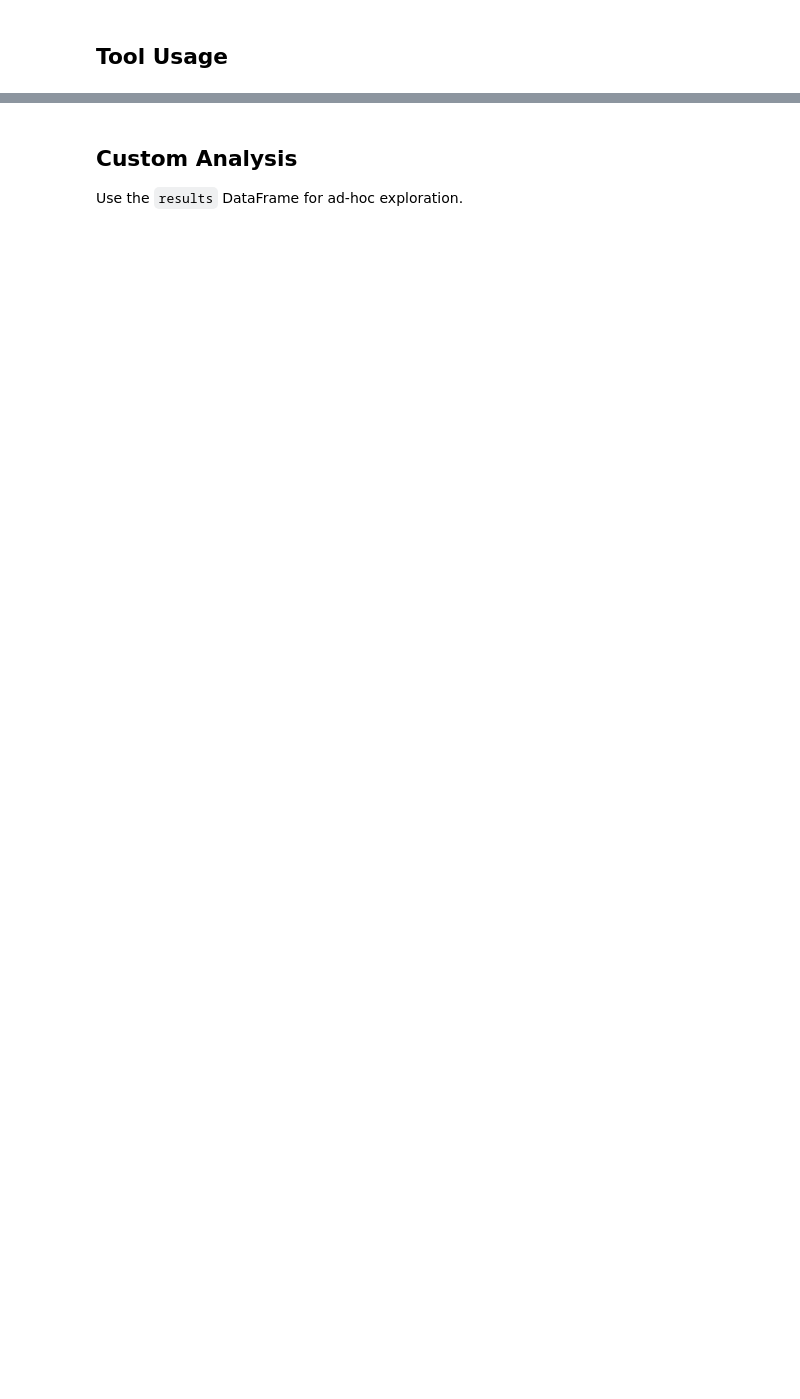
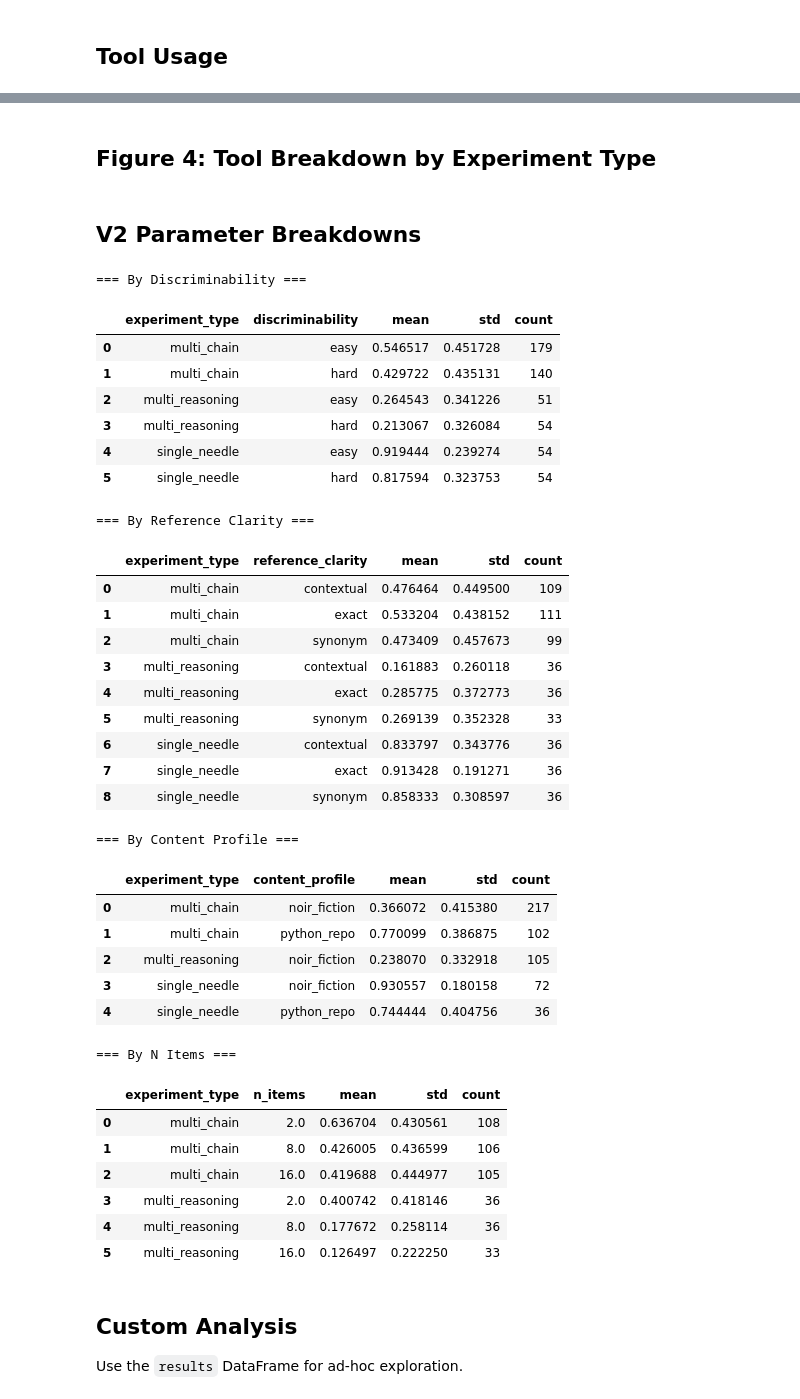
Before and after one commit to mehrabmodi1/agentic-retrieval, a Jupyter notebook: notebooks/analysis_template.ipynb, the cells around one changed output, grey strips where cells are left out. Drawn from its saved outputs; the diff is of its cells as text; code cells hidden in the pictures; blank space fills up the shorter version.

```diff
--- a/notebooks/analysis_template.ipynb
+++ b/notebooks/analysis_template.ipynb
@@ -51,0 +300,2 @@ for plot_fn, title in [
+# %% [markdown]
+## Figure 4: Tool Breakdown by Experiment Type
@@ -52,3 +335,54 @@ for plot_fn, title in [
+# %% [markdown]
+## V2 Parameter Breakdowns
+# %%
+from agent_retrieval.analysis.tables import accuracy_by_param
+
+print("=== By Discriminability ===")
+display(accuracy_by_param(df, "discriminability"))
+
+print("\n=== By Reference Clarity ===")
+display(accuracy_by_param(df, "reference_clarity"))
+
+print("\n=== By Content Profile ===")
+display(accuracy_by_param(df, "content_profile"))
+
+print("\n=== By N Items ===")
+display(accuracy_by_param(df, "n_items"))
+# %% [output]
+=== By Discriminability ===
+|  | experiment_type | discriminability | mean | std | count |
+| 0 | multi_chain | easy | 0.546517 | 0.451728 | 179 |
+| 1 | multi_chain | hard | 0.429722 | 0.435131 | 140 |
+| 2 | multi_reasoning | easy | 0.264543 | 0.341226 | 51 |
+| 3 | multi_reasoning | hard | 0.213067 | 0.326084 | 54 |
+| 4 | single_needle | easy | 0.919444 | 0.239274 | 54 |
+| 5 | single_needle | hard | 0.817594 | 0.323753 | 54 |
+=== By Reference Clarity ===
+|  | experiment_type | reference_clarity | mean | std | count |
+| 0 | multi_chain | contextual | 0.476464 | 0.449500 | 109 |
+| 1 | multi_chain | exact | 0.533204 | 0.438152 | 111 |
+| 2 | multi_chain | synonym | 0.473409 | 0.457673 | 99 |
+| 3 | multi_reasoning | contextual | 0.161883 | 0.260118 | 36 |
+| 4 | multi_reasoning | exact | 0.285775 | 0.372773 | 36 |
+| 5 | multi_reasoning | synonym | 0.269139 | 0.352328 | 33 |
+| 6 | single_needle | contextual | 0.833797 | 0.343776 | 36 |
+| 7 | single_needle | exact | 0.913428 | 0.191271 | 36 |
+| 8 | single_needle | synonym | 0.858333 | 0.308597 | 36 |
+=== By Content Profile ===
+|  | experiment_type | content_profile | mean | std | count |
+| 0 | multi_chain | noir_fiction | 0.366072 | 0.415380 | 217 |
+| 1 | multi_chain | python_repo | 0.770099 | 0.386875 | 102 |
+| 2 | multi_reasoning | noir_fiction | 0.238070 | 0.332918 | 105 |
+| 3 | single_needle | noir_fiction | 0.930557 | 0.180158 | 72 |
+| 4 | single_needle | python_repo | 0.744444 | 0.404756 | 36 |
+=== By N Items ===
+|  | experiment_type | n_items | mean | std | count |
+| 0 | multi_chain | 2.0 | 0.636704 | 0.430561 | 108 |
+| 1 | multi_chain | 8.0 | 0.426005 | 0.436599 | 106 |
+| 2 | multi_chain | 16.0 | 0.419688 | 0.444977 | 105 |
+| 3 | multi_reasoning | 2.0 | 0.400742 | 0.418146 | 36 |
+| 4 | multi_reasoning | 8.0 | 0.177672 | 0.258114 | 36 |
+| 5 | multi_reasoning | 16.0 | 0.126497 | 0.222250 | 33 |
 # %% [markdown]
 ## Custom Analysis
 Use the `results` DataFrame for ad-hoc exploration.
```
Also changed, not shown: parts of 15 cells of this notebook.
